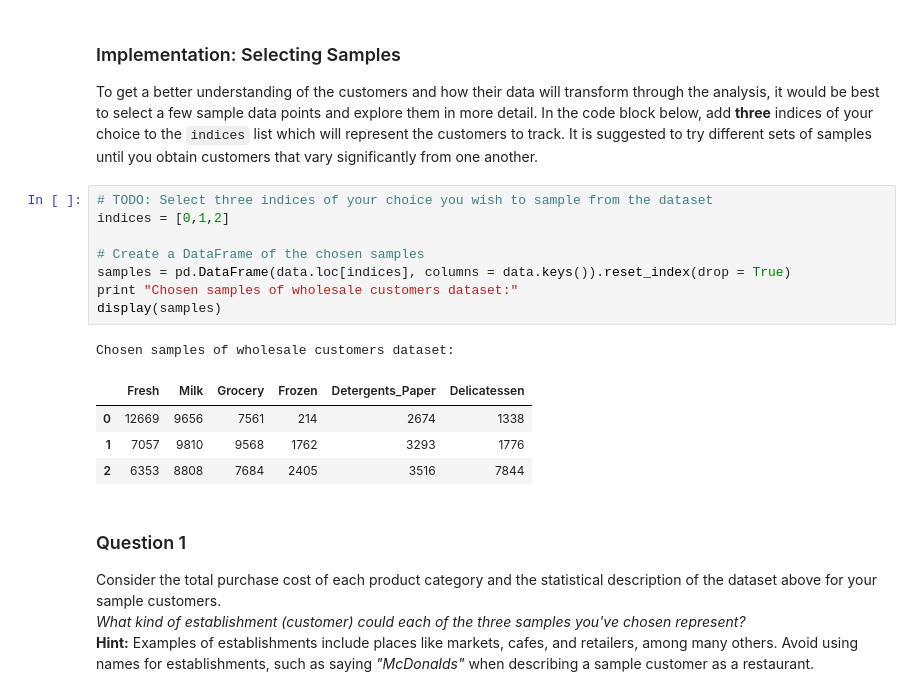
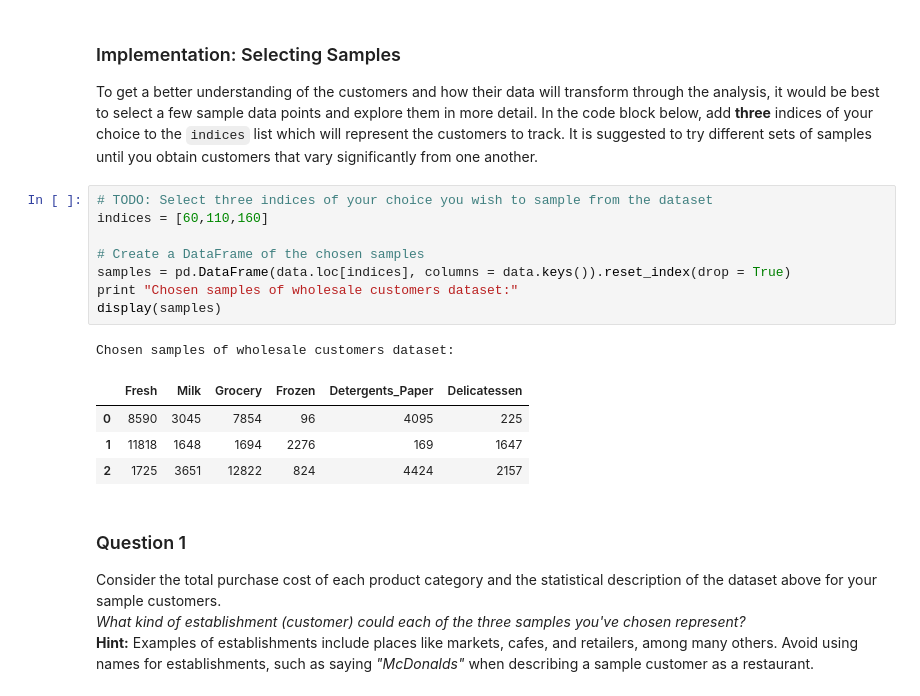
Before and after one commit to r00pal/Customer_Segments, a Jupyter notebook: customer_segments.ipynb, the cells around one changed output. Saved outputs shown, nothing was run; the diff lists cells and outputs as text.

```diff
--- a/customer_segments.ipynb
+++ b/customer_segments.ipynb
@@ -74,18 +74,18 @@ display(data.describe())
 To get a better understanding of the customers and how their data will transform through the analysis, it would be best to select a few sample data points and explore them in more detail. In the code block below, add **three** indices of your choice to the `indices` list which will represent the customers to track. It is suggested to try different sets of samples until you obtain customers that vary significantly from one another.
 # %%
 # TODO: Select three indices of your choice you wish to sample from the dataset
-indices = [0,1,2]
+indices = [60,110,160]
 
 # Create a DataFrame of the chosen samples
 samples = pd.DataFrame(data.loc[indices], columns = data.keys()).reset_index(drop = True)
 print "Chosen samples of wholesale customers dataset:"
 display(samples)
 # %% [output]
 Chosen samples of wholesale customers dataset:
 |  | Fresh | Milk | Grocery | Frozen | Detergents_Paper | Delicatessen |
-| 0 | 12669 | 9656 | 7561 | 214 | 2674 | 1338 |
-| 1 | 7057 | 9810 | 9568 | 1762 | 3293 | 1776 |
-| 2 | 6353 | 8808 | 7684 | 2405 | 3516 | 7844 |
+| 0 | 8590 | 3045 | 7854 | 96 | 4095 | 225 |
+| 1 | 11818 | 1648 | 1694 | 2276 | 169 | 1647 |
+| 2 | 1725 | 3651 | 12822 | 824 | 4424 | 2157 |
 # %% [markdown]
 ### Question 1
 Consider the total purchase cost of each product category and the statistical description of the dataset above for your sample customers.
```
Also changed, not shown: parts of 15 cells of this notebook, 1 other file.
